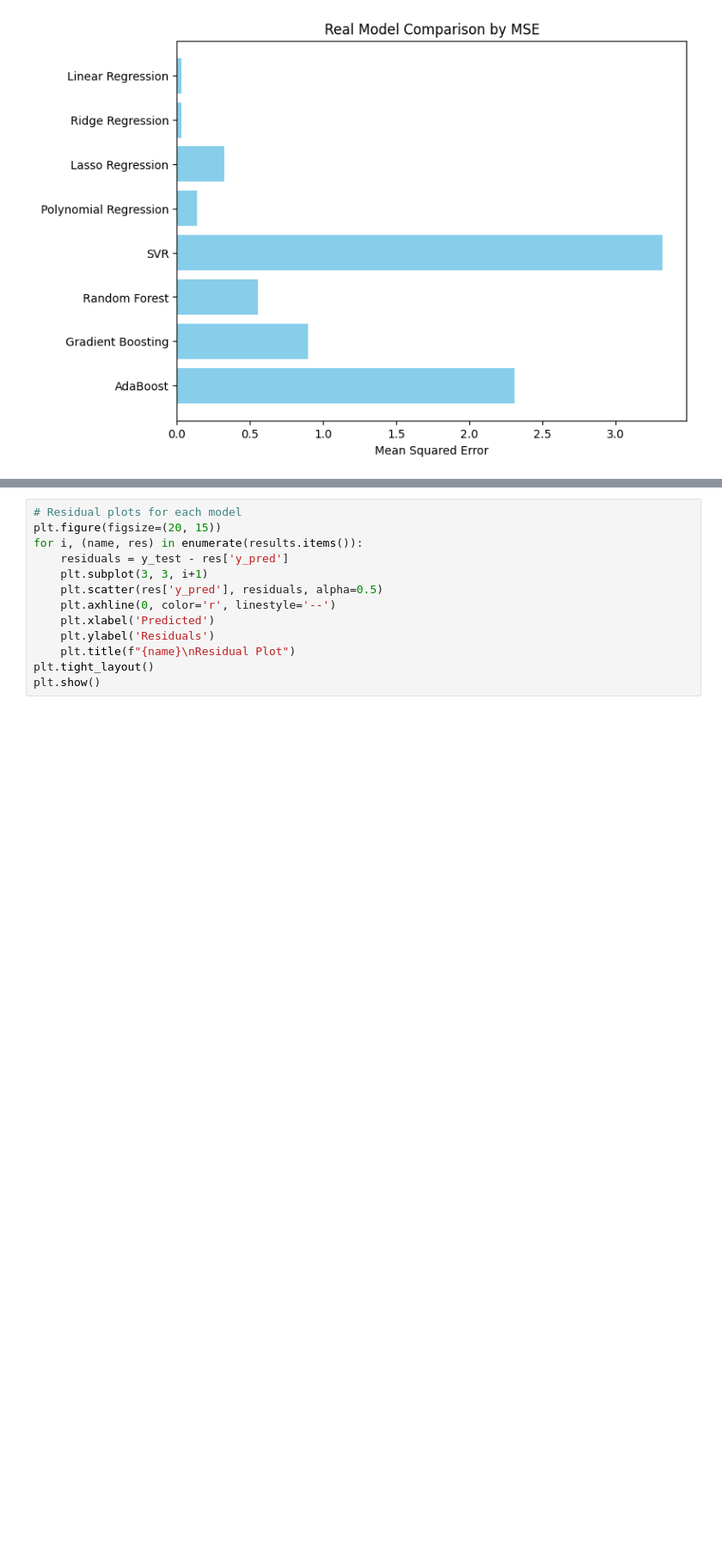
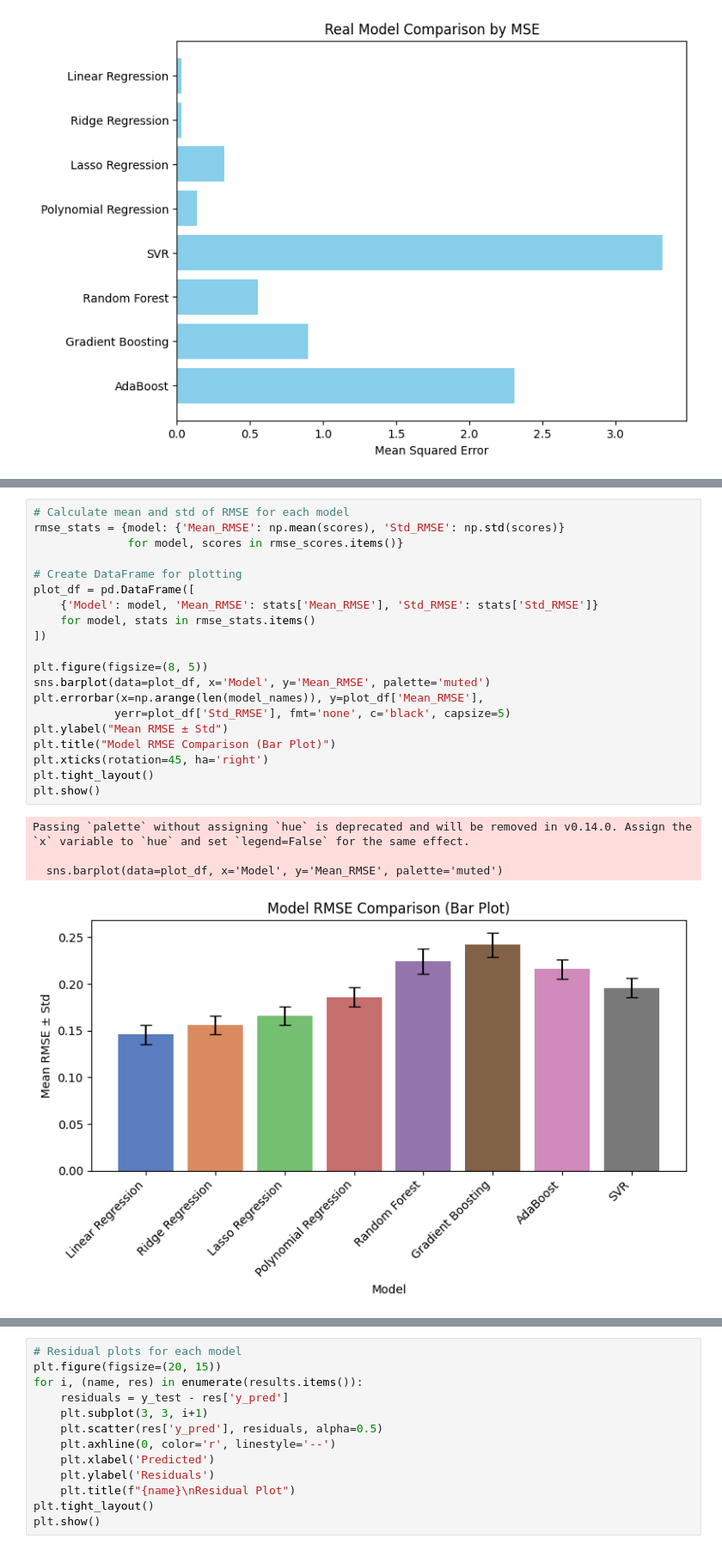
Before and after one commit to codesob/sml2010, a Jupyter notebook: ok.ipynb, the cells around one changed output, grey strips where cells are left out. Shown at 86% size. Drawn from its saved outputs; the diff is of its cells as text; blank space fills up the shorter version.

```diff
--- a/ok.ipynb
+++ b/ok.ipynb
@@ -110,0 +181,25 @@ plt.show()
+# %%
+# Calculate mean and std of RMSE for each model
+rmse_stats = {model: {'Mean_RMSE': np.mean(scores), 'Std_RMSE': np.std(scores)}
+              for model, scores in rmse_scores.items()}
+
+# Create DataFrame for plotting
+plot_df = pd.DataFrame([
+    {'Model': model, 'Mean_RMSE': stats['Mean_RMSE'], 'Std_RMSE': stats['Std_RMSE']}
+    for model, stats in rmse_stats.items()
+])
+
+plt.figure(figsize=(8, 5))
+sns.barplot(data=plot_df, x='Model', y='Mean_RMSE', palette='muted')
+plt.errorbar(x=np.arange(len(model_names)), y=plot_df['Mean_RMSE'],
+            yerr=plot_df['Std_RMSE'], fmt='none', c='black', capsize=5)
+plt.ylabel("Mean RMSE ± Std")
+plt.title("Model RMSE Comparison (Bar Plot)")
+plt.xticks(rotation=45, ha='right')
+plt.tight_layout()
+plt.show()
+# %% [output]
+Passing `palette` without assigning `hue` is deprecated and will be removed in v0.14.0. Assign the `x` variable to `hue` and set `legend=False` for the same effect.
+
+  sns.barplot(data=plot_df, x='Model', y='Mean_RMSE', palette='muted')
+[figure, added]
```
Also changed, not shown: parts of 15 cells of this notebook, 1 other file.
